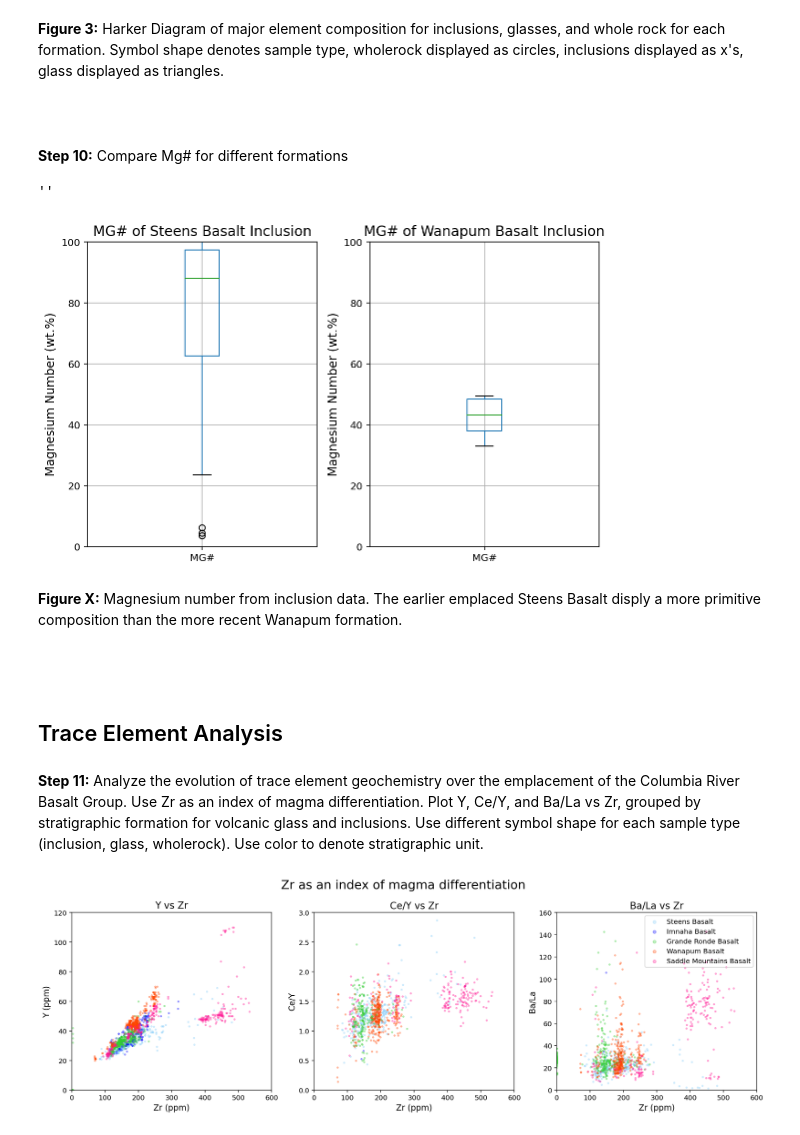
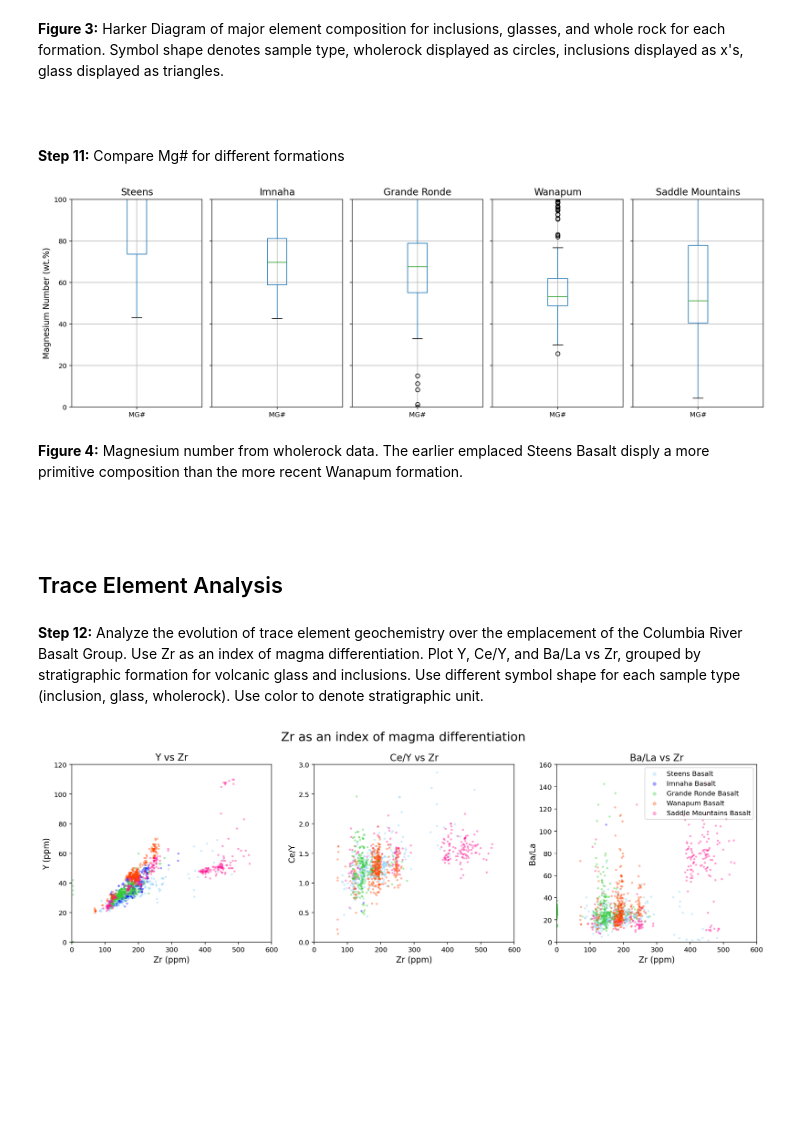
Before and after one commit to lhlinka/rces-final-project, a Jupyter notebook: finalproject.ipynb, the cells around one changed output. Saved outputs shown, nothing was run; the diff lists cells and outputs as text; code cells hidden in the pictures; blank space fills up the shorter version.

Commit message:
added section on age of samples

```diff
--- a/finalproject.ipynb
+++ b/finalproject.ipynb
@@ -175,9 +175,6 @@ df['DY/DY*'] = df['DY(PPM)'] / ((df['LA(PPM)']**(4/13))*df['YB(PPM)']**(9/13))
 df['DY/YB'] = df['DY(PPM)'] / df['YB(PPM)']
 df['CE/Y'] = df['CE(PPM)'] / df['Y(PPM)']
 df['BA/LA'] = df['BA(PPM)'] / df['LA(PPM)']
-
-df['H2O/CE'] = (df['H2O(WT%)']*10000) / df['CE(PPM)']
-# multiplied H2O Wt% by 10,000 to convert wt.% to PPM
 # %% [markdown]
 </br>
 <b>Step 6:</b> Split dataset by type of sample material (e.g. inclusion, mineral, glass, wholerock). Group dataset by formation, as we are interested in only Steens Basalt, Imnaha Basalt, Grande Ronde Basalt, Wanapum Basalt, and Saddle Mountains Basalt.
@@ -452,32 +492,41 @@ ax[1,2].set_ylim(0,5);
 <br/>
 # %% [markdown]
 </br>
-<b>Step 10:</b> Compare Mg# for different formations
+<b>Step 11:</b> Compare Mg# for different formations
 # %%
-# fig, ax= plt.subplots(ncols=2, figsize=(8,5), tight_layout = True)
+fig, ax= plt.subplots(1,5, figsize=(15,5), tight_layout = True, sharey=True)
 
-# gb_inclusion.get_group(' STEENS BASALT').boxplot(column=['MG#'], ax=ax[0])
-# ax[0].set_ylim(0,100)
-# ax[0].set_ylabel('Magnesium Number (wt.%)', fontsize = 12)
-# ax[0].set_title('MG# of Steens Basalt Inclusion', fontsize = 14)
+gb_wholerock.get_group(' STEENS BASALT').boxplot(column=['MG#'], ax=ax[0])
+ax[0].set_ylim(0,100)
+ax[0].set_ylabel('Magnesium Number (wt.%)', fontsize = 12)
+ax[0].set_title('Steens', fontsize = 14)
 
-# gb_inclusion.get_group(' WANAPUM BASALT').boxplot(column=['MG#'], ax=ax[1])
-# ax[1].set_ylim(0,100)
-# ax[1].set_ylabel('Magnesium Number (wt.%)', fontsize = 12)
-# ax[1].set_title('MG# of Wanapum Basalt Inclusion', fontsize = 14)
-;
+gb_wholerock.get_group(' IMNAHA BASALT').boxplot(column=['MG#'], ax=ax[1])
+ax[1].set_ylim(0,100)
+ax[1].set_title('Imnaha', fontsize = 14)
+
+gb_wholerock.get_group(' GRANDE RONDE BASALT').boxplot(column=['MG#'], ax=ax[2])
+ax[2].set_ylim(0,100)
+ax[2].set_title('Grande Ronde', fontsize = 14)
+
+gb_wholerock.get_group(' WANAPUM BASALT').boxplot(column=['MG#'], ax=ax[3])
+ax[3].set_ylim(0,100)
+ax[3].set_title('Wanapum', fontsize = 14)
+
+gb_wholerock.get_group(' SADDLE MOUNTAINS BASALT').boxplot(column=['MG#'], ax=ax[4])
+ax[4].set_ylim(0,100)
+ax[4].set_title('Saddle Mountains', fontsize = 14);
 # %% [output]
-''
-[figure, old version]
+[figure, new version]
 # %% [markdown]
-<b>Figure X:</b> Magnesium number from inclusion data. The earlier emplaced Steens Basalt disply a more primitive composition than the more recent Wanapum formation.
+<b>Figure 4:</b> Magnesium number from wholerock data. The earlier emplaced Steens Basalt disply a more primitive composition than the more recent Wanapum formation.
 <br/>
 <br/>
 <br/>
 # %% [markdown]
 ## Trace Element Analysis
 # %% [markdown]
-<b>Step 11:</b> Analyze the evolution of trace element geochemistry over the emplacement of the Columbia River Basalt Group. Use Zr as an index of magma differentiation. Plot Y, Ce/Y, and Ba/La vs Zr, grouped by stratigraphic formation for volcanic glass and inclusions. Use different symbol shape for each sample type (inclusion, glass, wholerock). Use color to denote stratigraphic unit.
+<b>Step 12:</b> Analyze the evolution of trace element geochemistry over the emplacement of the Columbia River Basalt Group. Use Zr as an index of magma differentiation. Plot Y, Ce/Y, and Ba/La vs Zr, grouped by stratigraphic formation for volcanic glass and inclusions. Use different symbol shape for each sample type (inclusion, glass, wholerock). Use color to denote stratigraphic unit.
 # %%
 # Create a 3 column figure.
 fig, ax= plt.subplots(ncols=3, figsize=(15,5), tight_layout = True)
```
Also changed, not shown: parts of 15 cells of this notebook.
